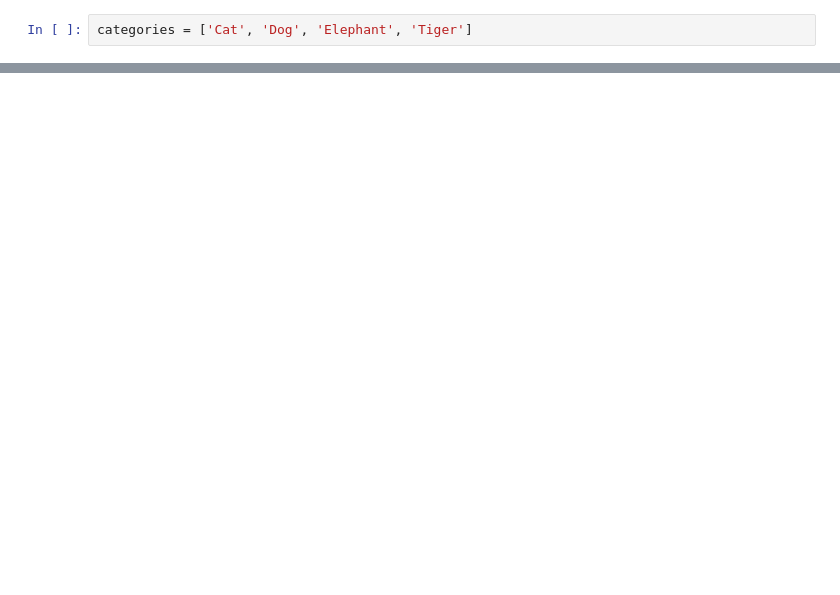
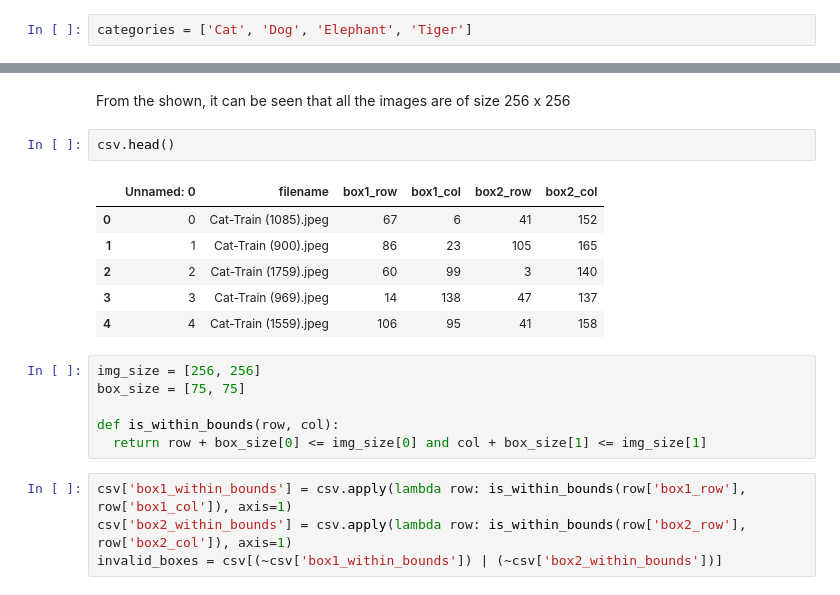
Before and after one commit to BoKna031/Image_inpainting, a Jupyter notebook: Image_inpainting.ipynb, the cells around one changed output, grey strips where cells are left out. Saved outputs shown, nothing was run; the diff lists cells and outputs as text; blank space fills up the shorter version.

```diff
--- a/Image_inpainting.ipynb
+++ b/Image_inpainting.ipynb
@@ -77,0 +95,21 @@ x, y, csv = load_training_dataset(categories[0])
+# %% [markdown]
+From the shown, it can be seen that all the images are of size 256 x 256
+# %%
+csv.head()
+# %% [output]
+|  | Unnamed: 0 | filename | box1_row | box1_col | box2_row | box2_col |
+| 0 | 0 | Cat-Train (1085).jpeg | 67 | 6 | 41 | 152 |
+| 1 | 1 | Cat-Train (900).jpeg | 86 | 23 | 105 | 165 |
+| 2 | 2 | Cat-Train (1759).jpeg | 60 | 99 | 3 | 140 |
+| 3 | 3 | Cat-Train (969).jpeg | 14 | 138 | 47 | 137 |
+| 4 | 4 | Cat-Train (1559).jpeg | 106 | 95 | 41 | 158 |
+# %%
+img_size = [256, 256]
+box_size = [75, 75]
+
+def is_within_bounds(row, col):
+  return row + box_size[0] <= img_size[0] and col + box_size[1] <= img_size[1]
+# %%
+csv['box1_within_bounds'] = csv.apply(lambda row: is_within_bounds(row['box1_row'], row['box1_col']), axis=1)
+csv['box2_within_bounds'] = csv.apply(lambda row: is_within_bounds(row['box2_row'], row['box2_col']), axis=1)
+invalid_boxes = csv[(~csv['box1_within_bounds']) | (~csv['box2_within_bounds'])]
```
Also changed, not shown: parts of 22 cells of this notebook.
